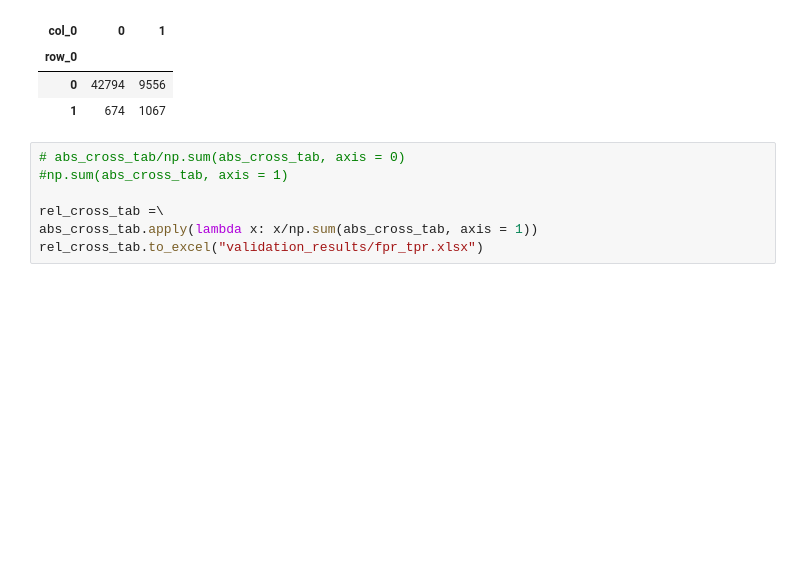
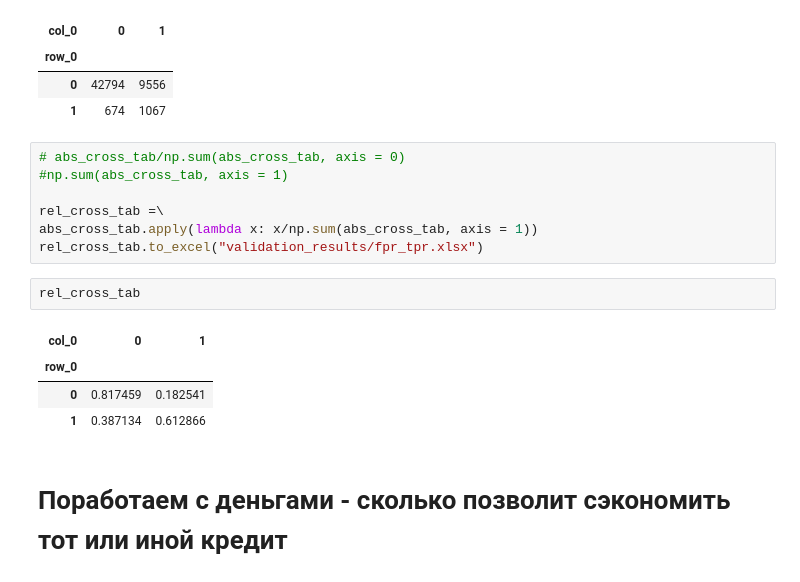
Before and after one commit to Dranikf/diplom_project, a Jupyter notebook: prog/model/models_validation.ipynb, the cells around one changed output. Saved outputs shown, nothing was run; the diff lists cells and outputs as text; blank space fills up the shorter version.

```diff
--- a/prog/model/models_validation.ipynb
+++ b/prog/model/models_validation.ipynb
@@ -163,3 +164,12 @@ abs_cross_tab
 rel_cross_tab =\
 abs_cross_tab.apply(lambda x: x/np.sum(abs_cross_tab, axis = 1))
 rel_cross_tab.to_excel("validation_results/fpr_tpr.xlsx")
+# %%
+rel_cross_tab
+# %% [output]
+| col_0 | 0 | 1 |
+| row_0 |  |  |
+| 0 | 0.817459 | 0.182541 |
+| 1 | 0.387134 | 0.612866 |
+# %% [markdown]
+# Поработаем с деньгами - сколько позволит сэкономить тот или иной кредит
```
Also changed, not shown: parts of 3 cells of this notebook, 16 other files.
